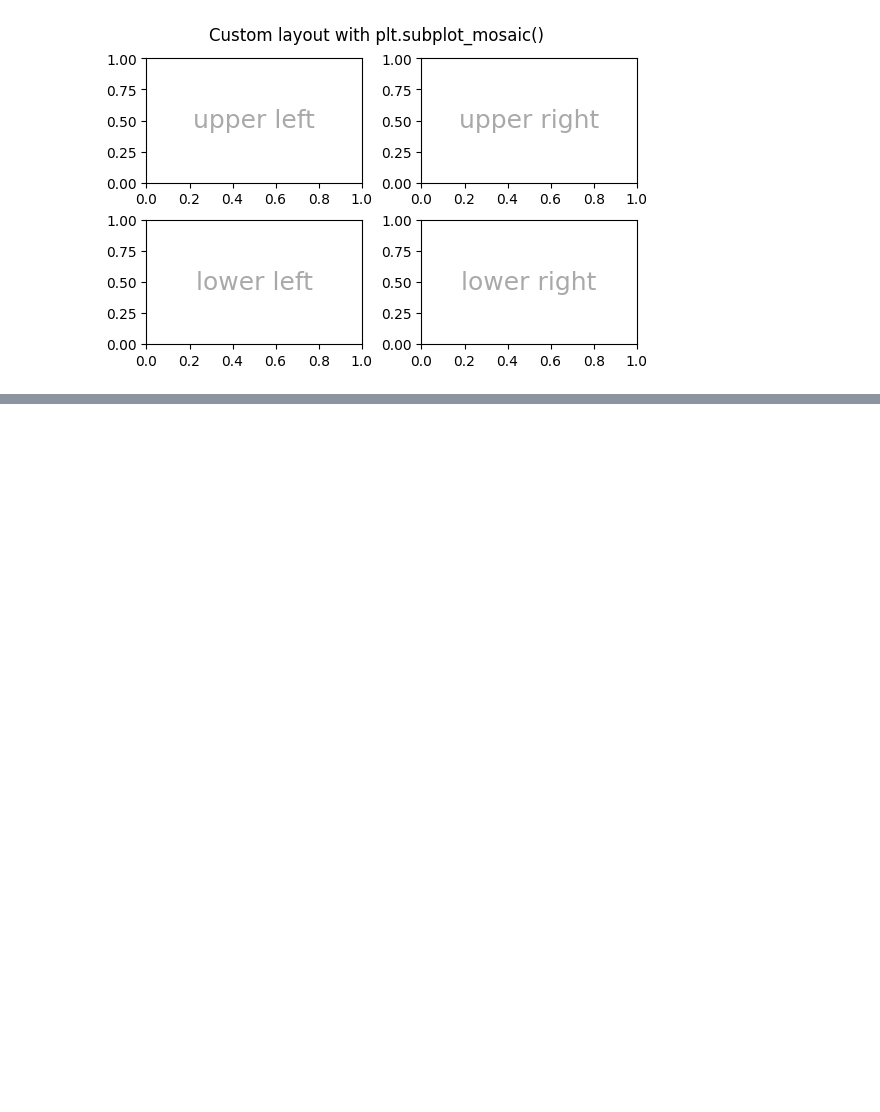
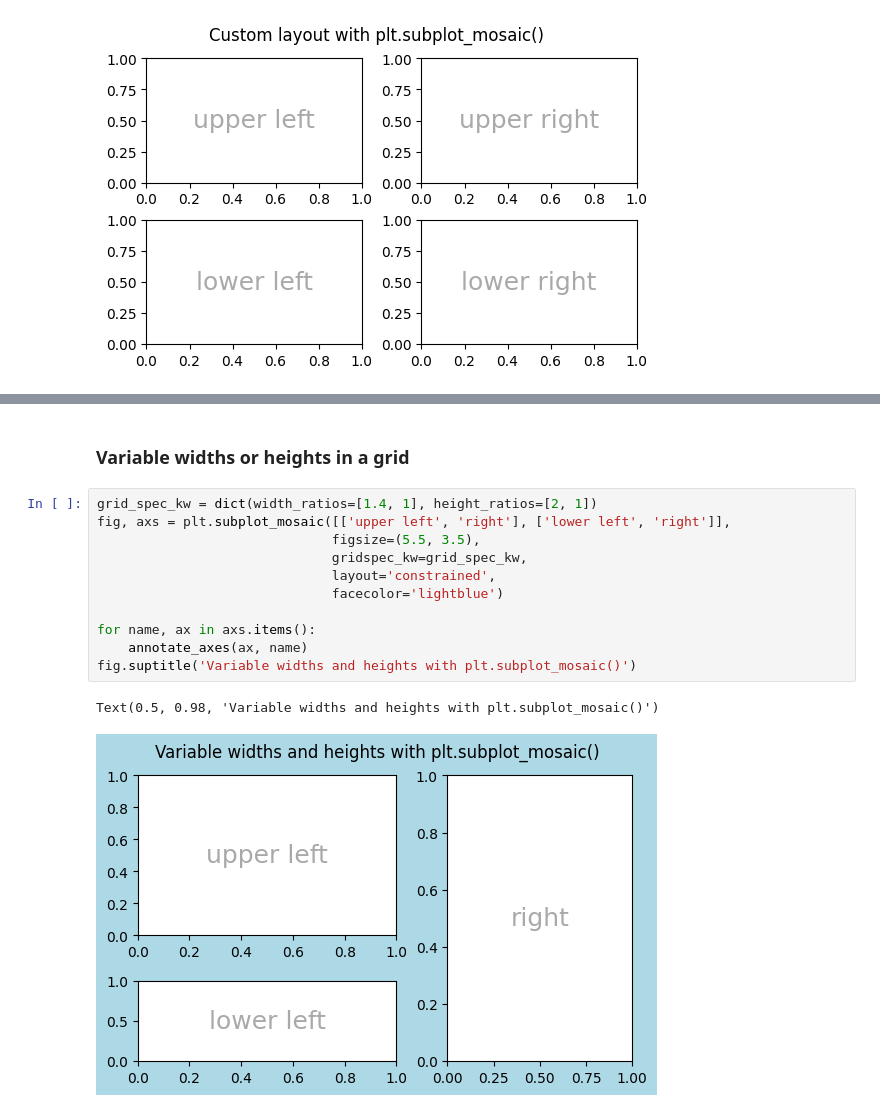
Before and after one commit to Jeremiah-Katumo/data-visualization, a Jupyter notebook: matplotlib/2-axes-and-subplots/2-arranging-multiple-axes.ipynb, the cells around one changed output, grey strips where cells are left out. Saved outputs shown, nothing was run; the diff lists cells and outputs as text; blank space fills up the shorter version.

```diff
--- a/matplotlib/2-axes-and-subplots/2-arranging-multiple-axes.ipynb
+++ b/matplotlib/2-axes-and-subplots/2-arranging-multiple-axes.ipynb
@@ -78,0 +140,16 @@ Text(0.5, 0.98, 'Custom layout with plt.subplot_mosaic()')
+# %% [markdown]
+### Variable widths or heights in a grid
+# %%
+grid_spec_kw = dict(width_ratios=[1.4, 1], height_ratios=[2, 1])
+fig, axs = plt.subplot_mosaic([['upper left', 'right'], ['lower left', 'right']],
+                              figsize=(5.5, 3.5),
+                              gridspec_kw=grid_spec_kw,
+                              layout='constrained',
+                              facecolor='lightblue')
+
+for name, ax in axs.items():
+    annotate_axes(ax, name)
+fig.suptitle('Variable widths and heights with plt.subplot_mosaic()')
+# %% [output]
+Text(0.5, 0.98, 'Variable widths and heights with plt.subplot_mosaic()')
+[figure, added]
```
Also changed, not shown: parts of 17 cells of this notebook.
